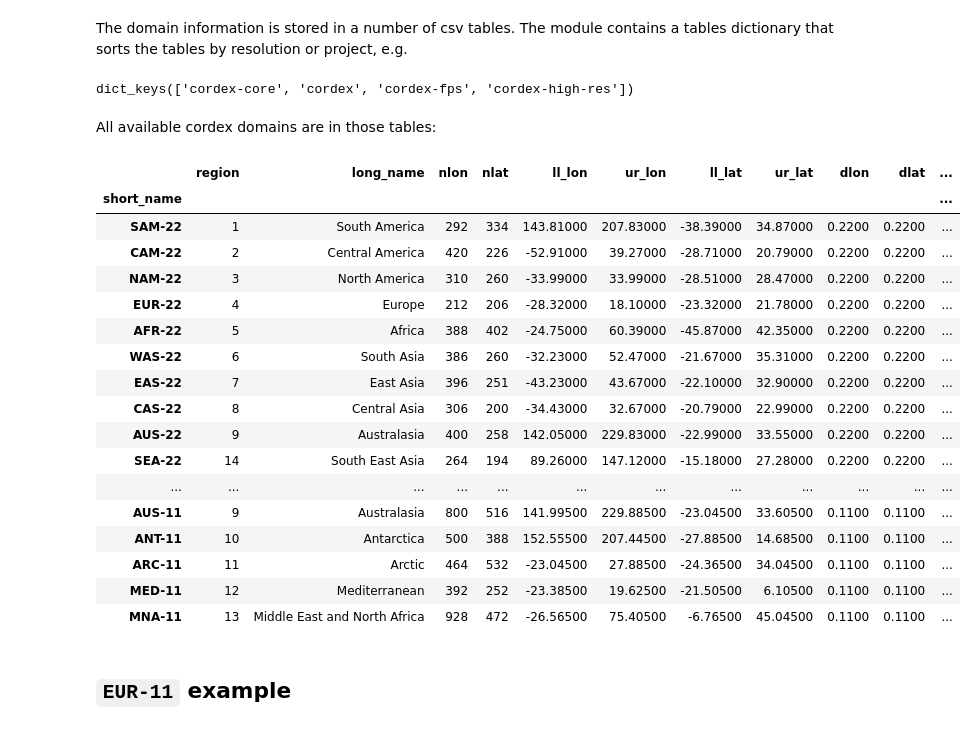
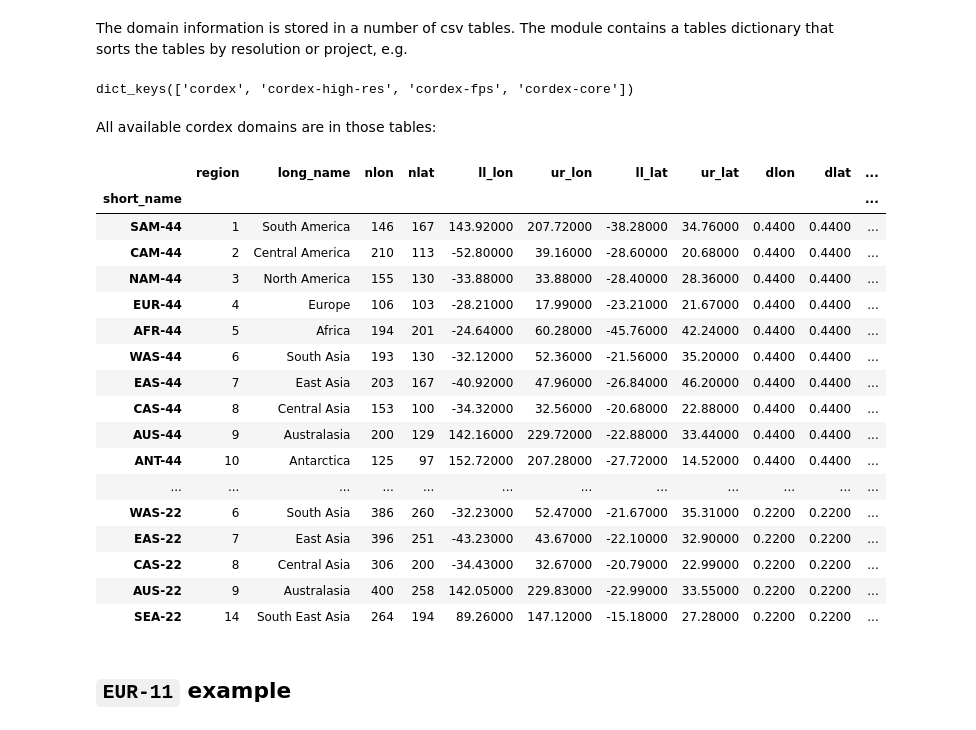
Before and after one commit to euro-cordex/py-cordex, a Jupyter notebook: notebooks/domains.ipynb, the cells around one changed output. Saved outputs shown, nothing was run; the diff lists cells and outputs as text; code cells hidden in the pictures.

```diff
--- a/notebooks/domains.ipynb
+++ b/notebooks/domains.ipynb
@@ -29,33 +29,33 @@ dm.domain_info('EUR-11')
 # %% [markdown]
 The domain information is stored in a number of csv tables. The module contains a tables dictionary that sorts the tables by resolution or project, e.g.
 # %%
-dm.tables.keys()
+cx.domains.tables.keys()
 # %% [output]
-dict_keys(['cordex-core', 'cordex', 'cordex-fps', 'cordex-high-res'])
+dict_keys(['cordex', 'cordex-high-res', 'cordex-fps', 'cordex-core'])
 # %% [markdown]
 All available cordex domains are in those tables:
 # %%
 import pandas as pd
-pd.concat(dm.tables.values())
+pd.concat(cx.domains.tables.values())
 # %% [output]
 |  | region | long_name | nlon | nlat | ll_lon | ur_lon | ll_lat | ur_lat | dlon | dlat | ... |
 | short_name |  |  |  |  |  |  |  |  |  |  | ... |
-| SAM-22 | 1 | South America | 292 | 334 | 143.81000 | 207.83000 | -38.39000 | 34.87000 | 0.2200 | 0.2200 | ... |
-| CAM-22 | 2 | Central America | 420 | 226 | -52.91000 | 39.27000 | -28.71000 | 20.79000 | 0.2200 | 0.2200 | ... |
-| NAM-22 | 3 | North America | 310 | 260 | -33.99000 | 33.99000 | -28.51000 | 28.47000 | 0.2200 | 0.2200 | ... |
-| EUR-22 | 4 | Europe | 212 | 206 | -28.32000 | 18.10000 | -23.32000 | 21.78000 | 0.2200 | 0.2200 | ... |
-| AFR-22 | 5 | Africa | 388 | 402 | -24.75000 | 60.39000 | -45.87000 | 42.35000 | 0.2200 | 0.2200 | ... |
+| SAM-44 | 1 | South America | 146 | 167 | 143.92000 | 207.72000 | -38.28000 | 34.76000 | 0.4400 | 0.4400 | ... |
+| CAM-44 | 2 | Central America | 210 | 113 | -52.80000 | 39.16000 | -28.60000 | 20.68000 | 0.4400 | 0.4400 | ... |
+| NAM-44 | 3 | North America | 155 | 130 | -33.88000 | 33.88000 | -28.40000 | 28.36000 | 0.4400 | 0.4400 | ... |
+| EUR-44 | 4 | Europe | 106 | 103 | -28.21000 | 17.99000 | -23.21000 | 21.67000 | 0.4400 | 0.4400 | ... |
+| AFR-44 | 5 | Africa | 194 | 201 | -24.64000 | 60.28000 | -45.76000 | 42.24000 | 0.4400 | 0.4400 | ... |
+| WAS-44 | 6 | South Asia | 193 | 130 | -32.12000 | 52.36000 | -21.56000 | 35.20000 | 0.4400 | 0.4400 | ... |
+| EAS-44 | 7 | East Asia | 203 | 167 | -40.92000 | 47.96000 | -26.84000 | 46.20000 | 0.4400 | 0.4400 | ... |
+| CAS-44 | 8 | Central Asia | 153 | 100 | -34.32000 | 32.56000 | -20.68000 | 22.88000 | 0.4400 | 0.4400 | ... |
+| AUS-44 | 9 | Australasia | 200 | 129 | 142.16000 | 229.72000 | -22.88000 | 33.44000 | 0.4400 | 0.4400 | ... |
+| ANT-44 | 10 | Antarctica | 125 | 97 | 152.72000 | 207.28000 | -27.72000 | 14.52000 | 0.4400 | 0.4400 | ... |
+| ... | ... | ... | ... | ... | ... | ... | ... | ... | ... | ... | ... |
 | WAS-22 | 6 | South Asia | 386 | 260 | -32.23000 | 52.47000 | -21.67000 | 35.31000 | 0.2200 | 0.2200 | ... |
 | EAS-22 | 7 | East Asia | 396 | 251 | -43.23000 | 43.67000 | -22.10000 | 32.90000 | 0.2200 | 0.2200 | ... |
 | CAS-22 | 8 | Central Asia | 306 | 200 | -34.43000 | 32.67000 | -20.79000 | 22.99000 | 0.2200 | 0.2200 | ... |
 | AUS-22 | 9 | Australasia | 400 | 258 | 142.05000 | 229.83000 | -22.99000 | 33.55000 | 0.2200 | 0.2200 | ... |
 | SEA-22 | 14 | South East Asia | 264 | 194 | 89.26000 | 147.12000 | -15.18000 | 27.28000 | 0.2200 | 0.2200 | ... |
-| ... | ... | ... | ... | ... | ... | ... | ... | ... | ... | ... | ... |
-| AUS-11 | 9 | Australasia | 800 | 516 | 141.99500 | 229.88500 | -23.04500 | 33.60500 | 0.1100 | 0.1100 | ... |
-| ANT-11 | 10 | Antarctica | 500 | 388 | 152.55500 | 207.44500 | -27.88500 | 14.68500 | 0.1100 | 0.1100 | ... |
-| ARC-11 | 11 | Arctic | 464 | 532 | -23.04500 | 27.88500 | -24.36500 | 34.04500 | 0.1100 | 0.1100 | ... |
-| MED-11 | 12 | Mediterranean | 392 | 252 | -23.38500 | 19.62500 | -21.50500 | 6.10500 | 0.1100 | 0.1100 | ... |
-| MNA-11 | 13 | Middle East and North Africa | 928 | 472 | -26.56500 | 75.40500 | -6.76500 | 45.04500 | 0.1100 | 0.1100 | ... |
 # %% [markdown]
 ## `EUR-11` example
 # %% [markdown]
```
Also changed, not shown: parts of 9 cells of this notebook.
